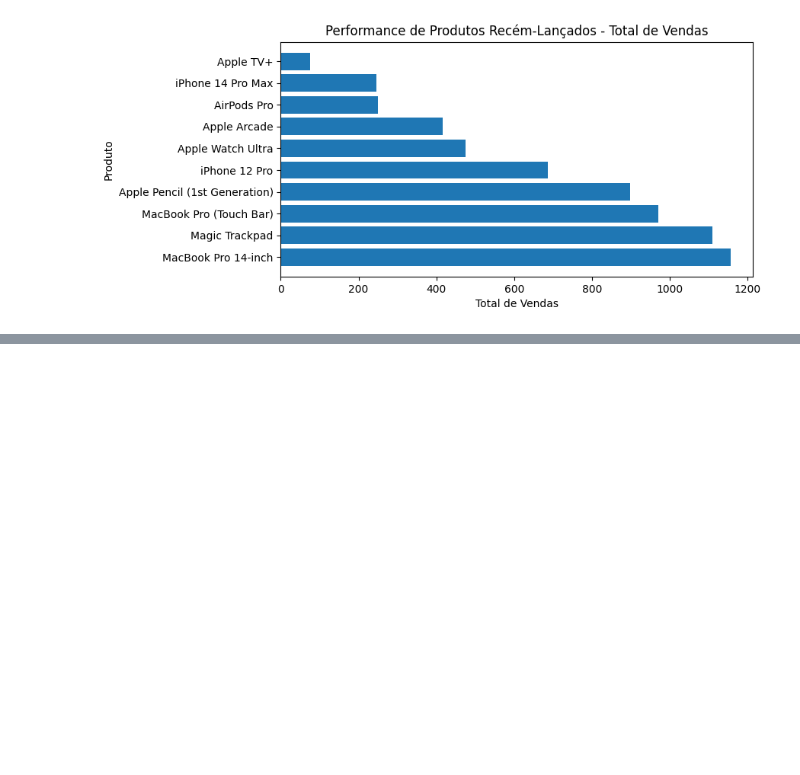
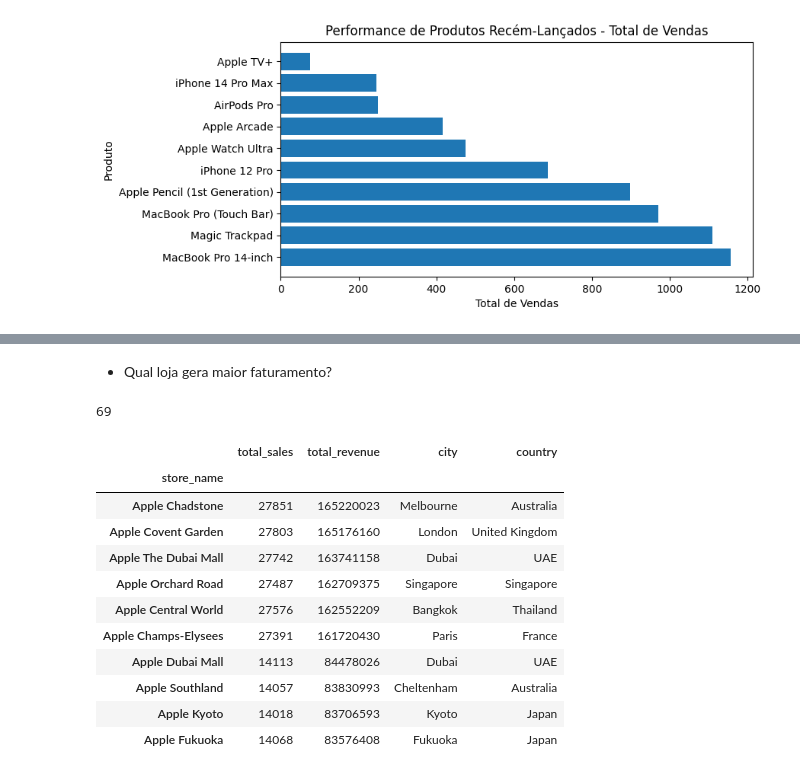
Before and after one commit to anajulia-v/AppleSales, a Jupyter notebook: notebooks/02_exploratory_analysis.ipynb, the cells around one changed output, grey strips where cells are left out. Cells and saved outputs as stored; diff of their text form; code cells hidden in the pictures; blank space fills up the shorter version.

```diff
--- a/notebooks/02_exploratory_analysis.ipynb
+++ b/notebooks/02_exploratory_analysis.ipynb
@@ -361,0 +427,36 @@ plt.show()
+# %% [markdown]
+- Qual loja gera maior faturamento?
+# %%
+# quantidade de lojas
+df_sales_merged['store_name'].nunique()
+# %% [output]
+69
+# %%
+# receita por loja
+df_revenue_by_stores = (
+  df_sales_merged
+  .groupby('store_name')
+  .agg(
+    total_sales=('sale_id', 'count'),
+    total_revenue=('total_revenue', 'sum'),
+    city=('city', 'first'),
+    country=('country', 'first')
+  )
+  .sort_values('total_revenue', ascending=False)
+  .head(10)
+)
+
+df_revenue_by_stores
+# %% [output]
+|  | total_sales | total_revenue | city | country |
+| store_name |  |  |  |  |
+| Apple Chadstone | 27851 | 165220023 | Melbourne | Australia |
+| Apple Covent Garden | 27803 | 165176160 | London | United Kingdom |
+| Apple The Dubai Mall | 27742 | 163741158 | Dubai | UAE |
+| Apple Orchard Road | 27487 | 162709375 | Singapore | Singapore |
+| Apple Central World | 27576 | 162552209 | Bangkok | Thailand |
+| Apple Champs-Elysees | 27391 | 161720430 | Paris | France |
+| Apple Dubai Mall | 14113 | 84478026 | Dubai | UAE |
+| Apple Southland | 14057 | 83830993 | Cheltenham | Australia |
+| Apple Kyoto | 14018 | 83706593 | Kyoto | Japan |
+| Apple Fukuoka | 14068 | 83576408 | Fukuoka | Japan |
```
Also changed, not shown: parts of 21 cells of this notebook, 1 other file.
